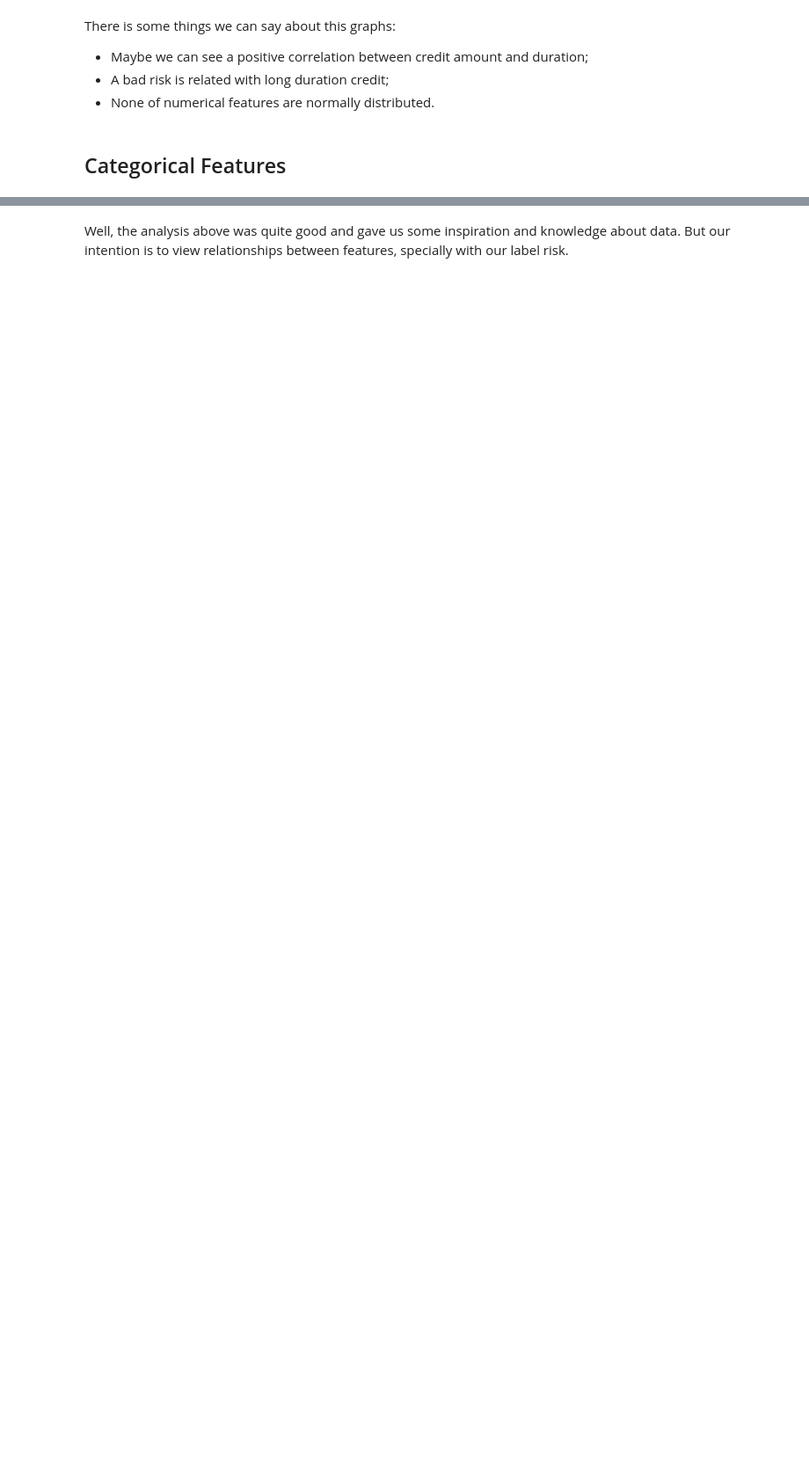
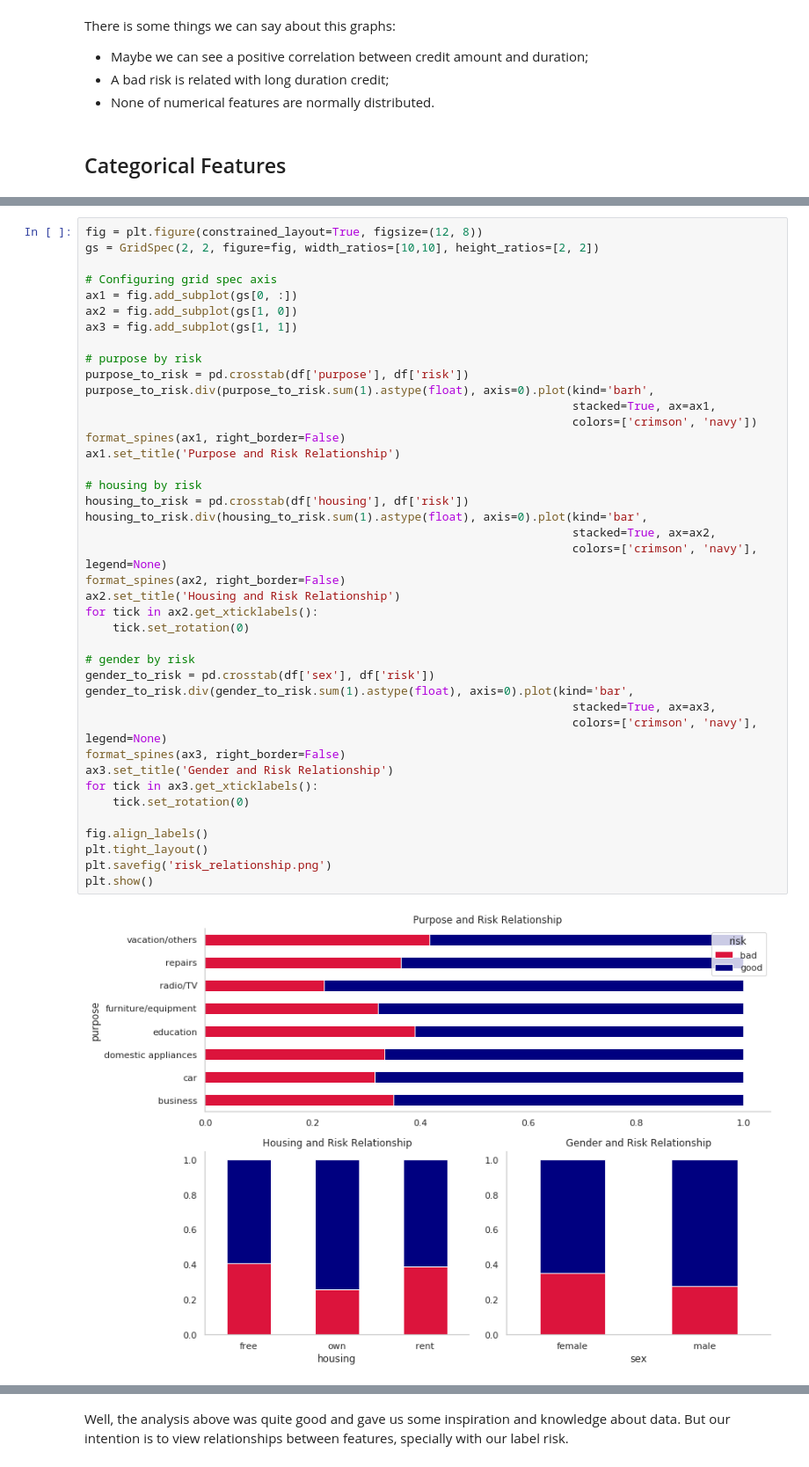
Before and after one commit to rhiroakidata/kaggle, a Jupyter notebook: 01_german_credit_risk/german_credit_risk_v4_kaggle_us.ipynb, the cells around one changed output, grey strips where cells are left out. Shown at 88% size. Drawn from its saved outputs; the diff is of its cells as text; blank space fills up the shorter version.

```diff
--- a/01_german_credit_risk/german_credit_risk_v4_kaggle_us.ipynb
+++ b/01_german_credit_risk/german_credit_risk_v4_kaggle_us.ipynb
@@ -444,0 +470,43 @@ individual_cat_pie_plot('risk')
+# %%
+fig = plt.figure(constrained_layout=True, figsize=(12, 8))
+gs = GridSpec(2, 2, figure=fig, width_ratios=[10,10], height_ratios=[2, 2])
+
+# Configuring grid spec axis
+ax1 = fig.add_subplot(gs[0, :])
+ax2 = fig.add_subplot(gs[1, 0])
+ax3 = fig.add_subplot(gs[1, 1])
+
+# purpose by risk
+purpose_to_risk = pd.crosstab(df['purpose'], df['risk'])
+purpose_to_risk.div(purpose_to_risk.sum(1).astype(float), axis=0).plot(kind='barh',
+                                                                       stacked=True, ax=ax1,
+                                                                       colors=['crimson', 'navy'])
+format_spines(ax1, right_border=False)
+ax1.set_title('Purpose and Risk Relationship')
+
+# housing by risk
+housing_to_risk = pd.crosstab(df['housing'], df['risk'])
+housing_to_risk.div(housing_to_risk.sum(1).astype(float), axis=0).plot(kind='bar',
+                                                                       stacked=True, ax=ax2,
+                                                                       colors=['crimson', 'navy'], legend=None)
+format_spines(ax2, right_border=False)
+ax2.set_title('Housing and Risk Relationship')
+for tick in ax2.get_xticklabels():
+    tick.set_rotation(0)
+
+# gender by risk
+gender_to_risk = pd.crosstab(df['sex'], df['risk'])
+gender_to_risk.div(gender_to_risk.sum(1).astype(float), axis=0).plot(kind='bar',
+                                                                       stacked=True, ax=ax3,
+                                                                       colors=['crimson', 'navy'], legend=None)
+format_spines(ax3, right_border=False)
+ax3.set_title('Gender and Risk Relationship')
+for tick in ax3.get_xticklabels():
+    tick.set_rotation(0)
+
+fig.align_labels()
+plt.tight_layout()
+plt.savefig('risk_relationship.png')
+plt.show()
+# %% [output]
+[figure, added]
```
Also changed, not shown: parts of 229 cells of this notebook, 11 other files.
